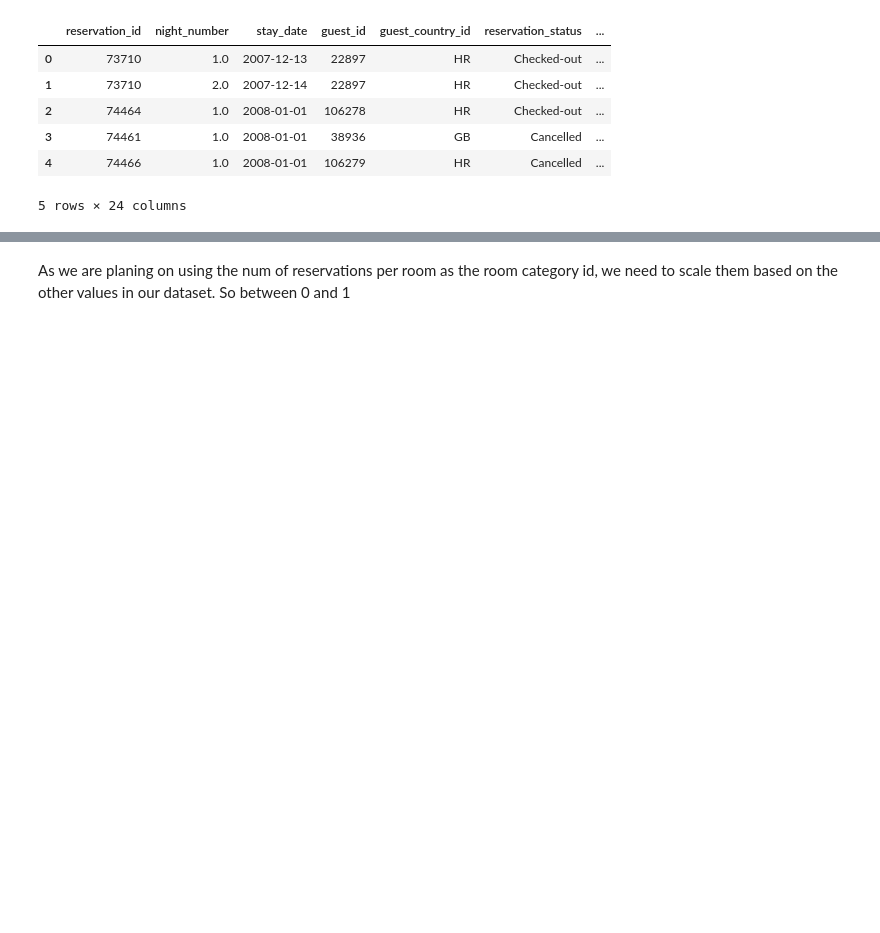
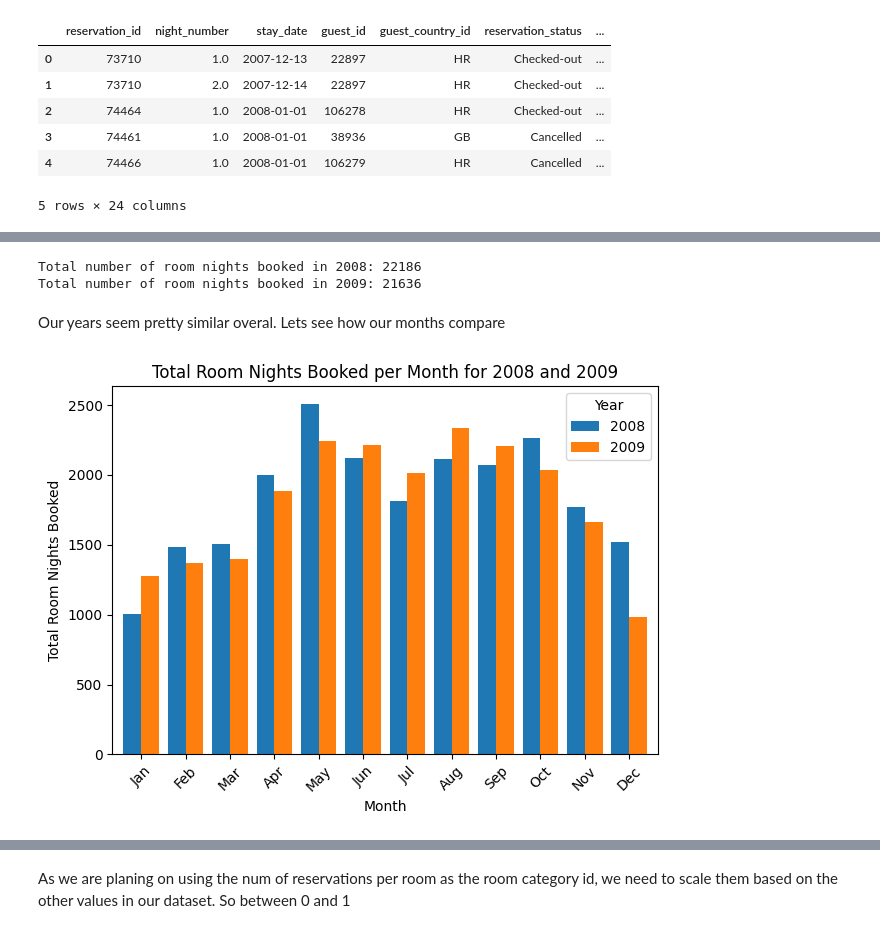
Before and after one commit to usernamenenad/Lumen, a Jupyter notebook: src/borisDataset.ipynb, the cells around one changed output, grey strips where cells are left out. Saved outputs shown, nothing was run; the diff lists cells and outputs as text; code cells hidden in the pictures; blank space fills up the shorter version.

Commit message:
Analiza periodicnosti dataseta

```diff
--- a/src/borisDataset.ipynb
+++ b/src/borisDataset.ipynb
@@ -16,0 +52,3 @@ Check the range of dates in the dataset
+# %%
+dataset = dataset[dataset['cancel_date'].isna()]
+dataset.head()
@@ -29,8 +152,0 @@ Specifically we count the number of reservations per room type in that exact yea
-# %%
-dataset['reservation_date'] = pd.to_datetime(dataset['reservation_date'])
-
-dataset_2008 = dataset[dataset['reservation_date'].dt.year == 2008]
-
-reservations_per_room_type_2008 = dataset_2008.groupby('room_category_id').size().reset_index(name='num_reservations')
-
-print(reservations_per_room_type_2008)
@@ -46,0 +157,31 @@ print(reservations_per_room_type_2008)
+# %%
+total_room_nights_2008 = dataset[dataset['stay_date'].dt.year == 2008]['room_cnt'].sum()
+total_room_nights_2009 = dataset[dataset['stay_date'].dt.year == 2009]['room_cnt'].sum()
+
+print(f"Total number of room nights booked in 2008: {total_room_nights_2008}")
+print(f"Total number of room nights booked in 2009: {total_room_nights_2009}")
+# %% [output]
+Total number of room nights booked in 2008: 22186
+Total number of room nights booked in 2009: 21636
+# %% [markdown]
+Our years seem pretty similar overal. Lets see how our months compare
+# %%
+dataset['year'] = dataset['stay_date'].dt.year
+dataset['month'] = dataset['stay_date'].dt.month
+
+dataset['total_room_nights'] = dataset['room_cnt']
+
+grouped_data = dataset.loc[(dataset['year'].isin([2008, 2009])), ['year', 'month', 'total_room_nights']].groupby(['year', 'month']).sum()
+
+grouped_unstacked = grouped_data['total_room_nights'].unstack(level=0)
+
+grouped_unstacked.plot(kind='bar', width=0.8)
+plt.title('Total Room Nights Booked per Month for 2008 and 2009')
+plt.xlabel('Month')
+plt.ylabel('Total Room Nights Booked')
+plt.xticks(ticks=range(12), labels=['Jan', 'Feb', 'Mar', 'Apr', 'May', 'Jun', 'Jul', 'Aug', 'Sep', 'Oct', 'Nov', 'Dec'], rotation=45)
+plt.legend(title='Year', labels=['2008', '2009'])
+plt.tight_layout()
+plt.show()
+# %% [output]
+[figure, added]
```
Also changed, not shown: parts of 42 cells of this notebook.
